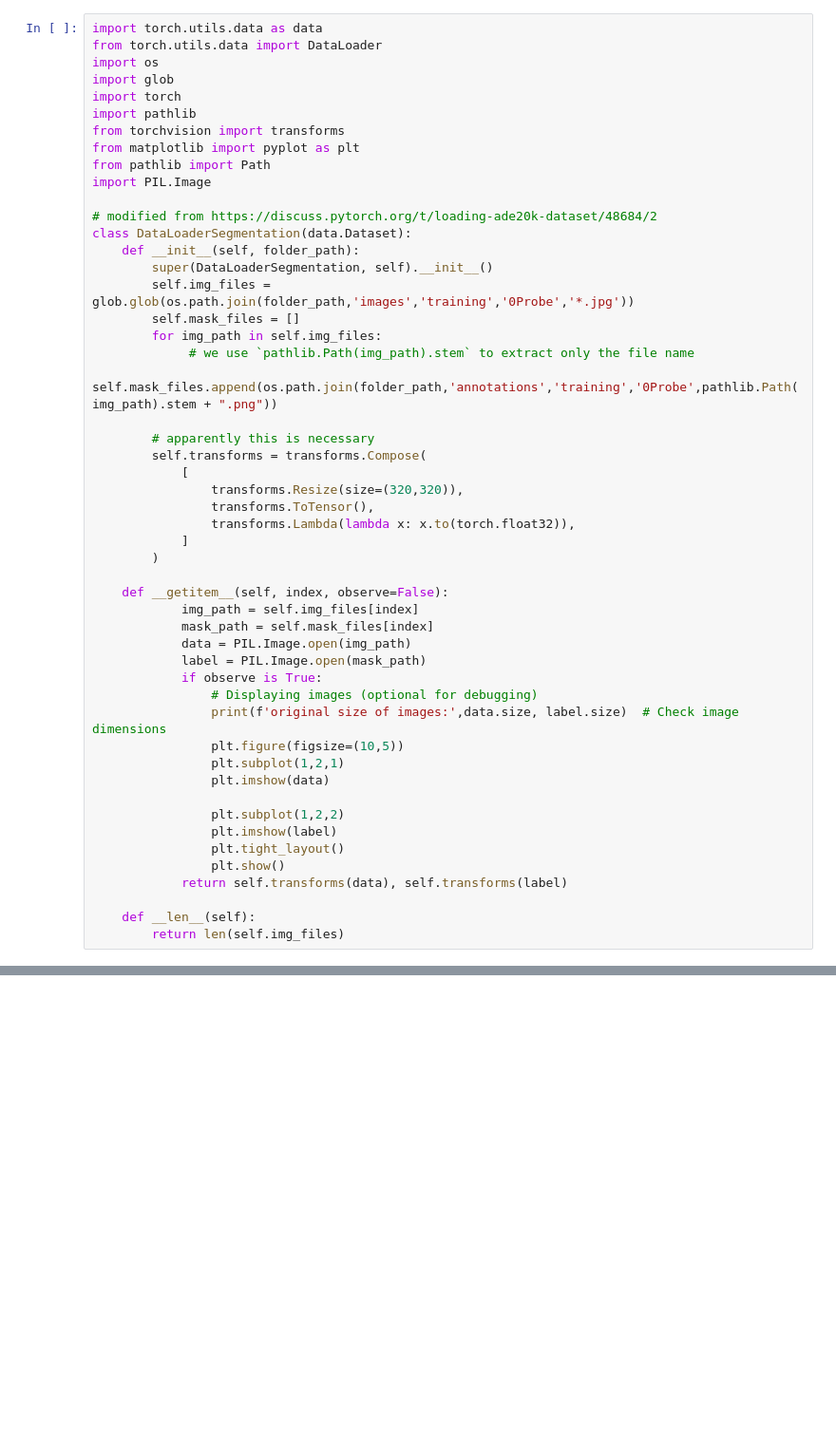
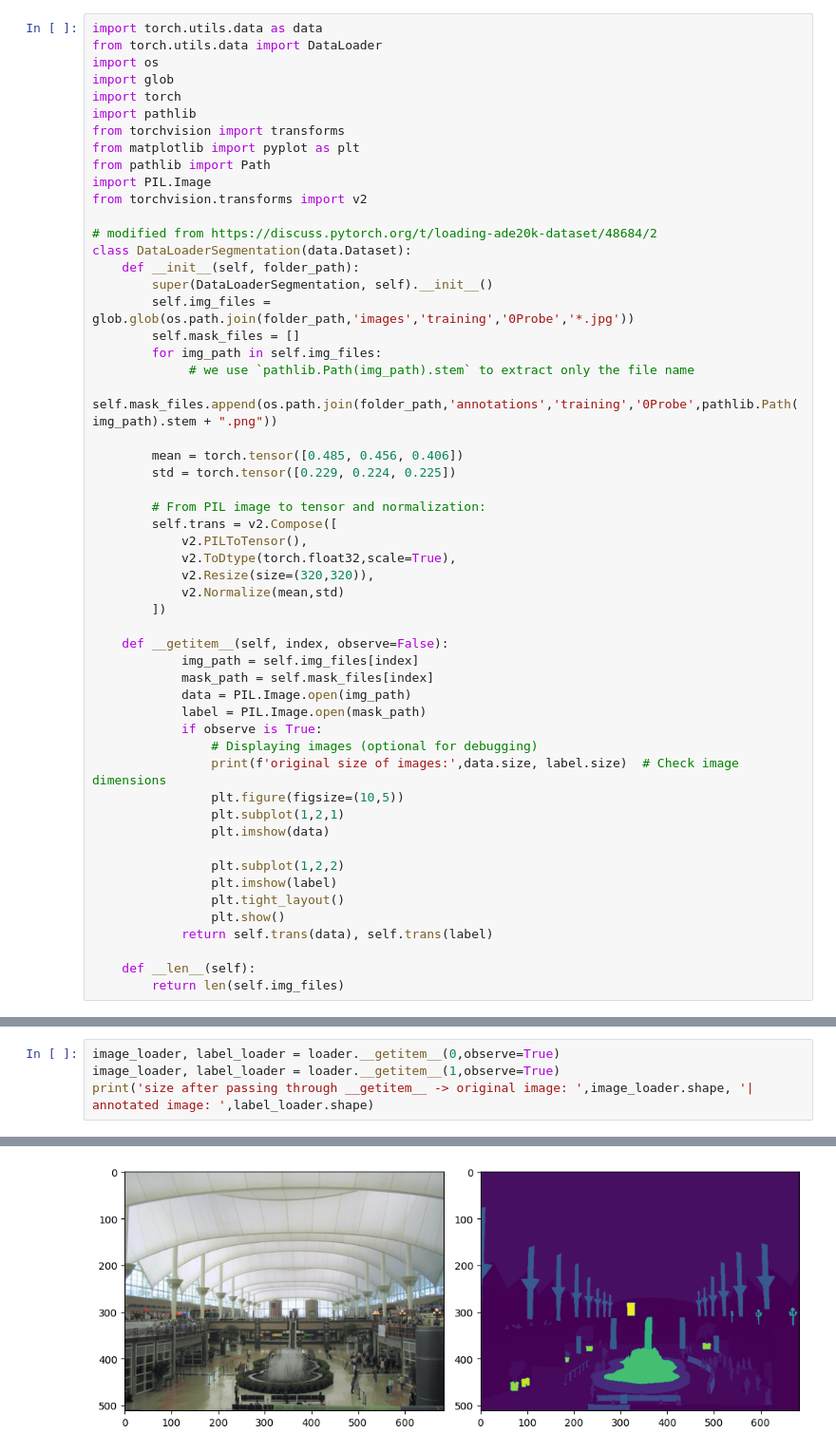
Before and after one commit to TAOGenna/pytorch-language-driven-semantic-segmentation, a Jupyter notebook: test_DPT.ipynb, the cells around one changed output, grey strips where cells are left out. Shown at 95% size. Cells and saved outputs as stored; diff of their text form; blank space fills up the shorter version.

Commit message:
DPT working! (plots gray scales tho, ideally we want colors)

```diff
--- a/test_DPT.ipynb
+++ b/test_DPT.ipynb
@@ -9,6 +9,7 @@ from torchvision import transforms
 from matplotlib import pyplot as plt
 from pathlib import Path
 import PIL.Image
+from torchvision.transforms import v2
 
 # modified from https://discuss.pytorch.org/t/loading-ade20k-dataset/48684/2
 class DataLoaderSegmentation(data.Dataset):
@@ -20,14 +21,16 @@ class DataLoaderSegmentation(data.Dataset):
              # we use `pathlib.Path(img_path).stem` to extract only the file name
              self.mask_files.append(os.path.join(folder_path,'annotations','training','0Probe',pathlib.Path(img_path).stem + ".png"))
 
-        # apparently this is necessary
-        self.transforms = transforms.Compose(
-            [
-                transforms.Resize(size=(320,320)),
-                transforms.ToTensor(),
-                transforms.Lambda(lambda x: x.to(torch.float32)),
-            ]
-        )
+        mean = torch.tensor([0.485, 0.456, 0.406])
+        std = torch.tensor([0.229, 0.224, 0.225])
+
+        # From PIL image to tensor and normalization:
+        self.trans = v2.Compose([
+            v2.PILToTensor(),
+            v2.ToDtype(torch.float32,scale=True),
+            v2.Resize(size=(320,320)),
+            v2.Normalize(mean,std)
+        ])
 
     def __getitem__(self, index, observe=False):
             img_path = self.img_files[index]
@@ -45,7 +48,7 @@ class DataLoaderSegmentation(data.Dataset):
                 plt.imshow(label)
                 plt.tight_layout()
                 plt.show()
-            return self.transforms(data), self.transforms(label)
+            return self.trans(data), self.trans(label)
 
     def __len__(self):
         return len(self.img_files)
@@ -66,0 +63,5 @@ size after passing through __getitem__: torch.Size([3, 320, 320]) torch.Size([1,
+# %%
+image_loader, label_loader = loader.__getitem__(0,observe=True)
+image_loader, label_loader = loader.__getitem__(1,observe=True)
+print('size after passing through __getitem__ -> original image: ',image_loader.shape, '| annotated image: ',label_loader.shape)
+# %% [output]
@@ -66,0 +69 @@ size after passing through __getitem__: torch.Size([3, 320, 320]) torch.Size([1,
+[figure, added]
```
Also changed, not shown: parts of 5 cells of this notebook, 3 other files.
